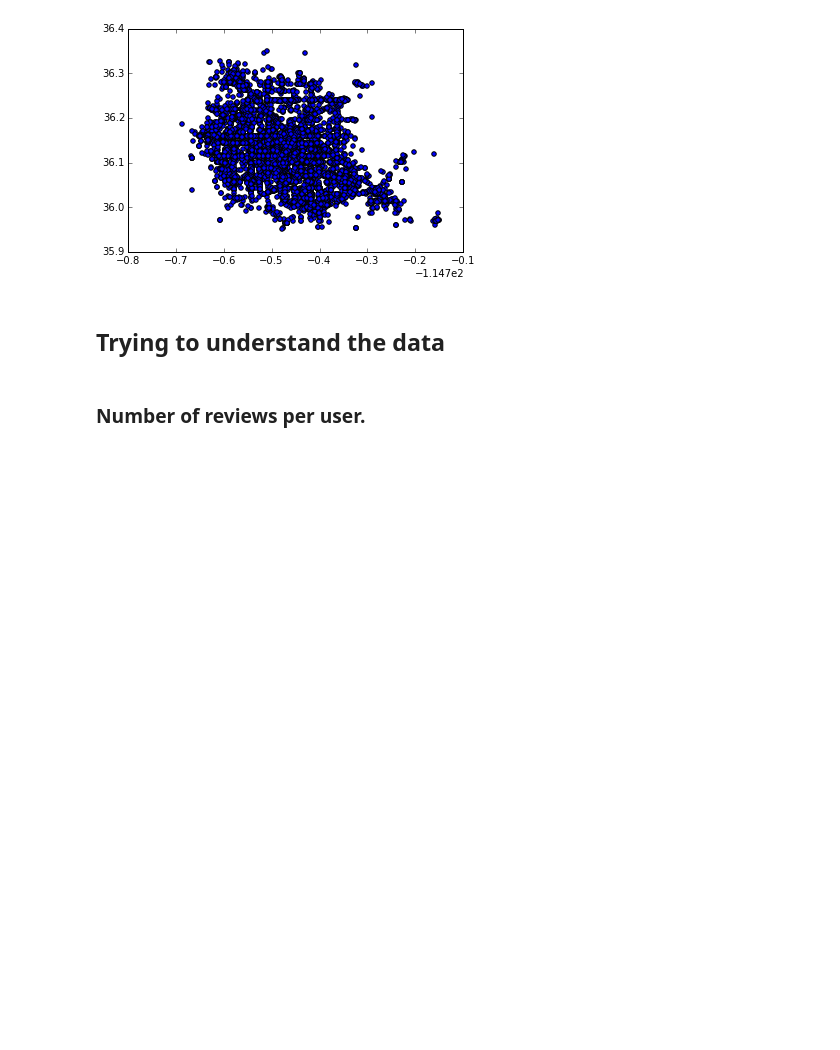
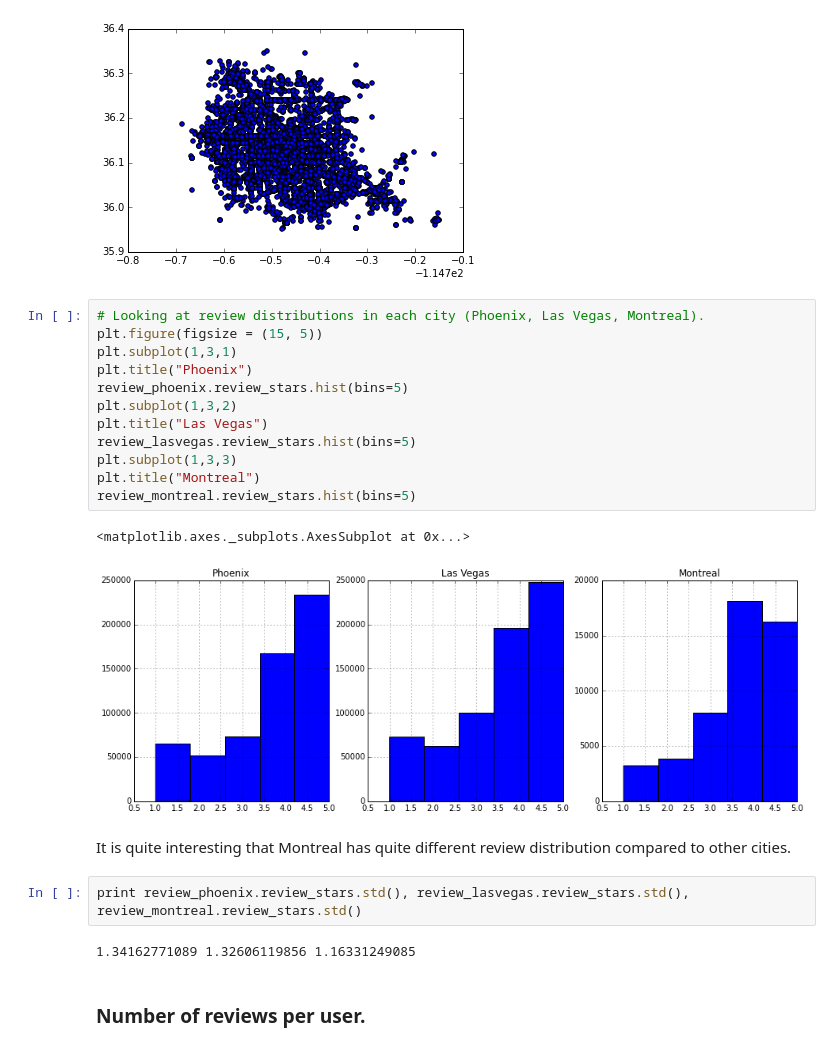
Before and after one commit to suhanree/network-recommender, a Jupyter notebook: code/EDA.ipynb, the cells around one changed output. Saved outputs shown, nothing was run; the diff lists cells and outputs as text; blank space fills up the shorter version.

```diff
--- a/code/EDA.ipynb
+++ b/code/EDA.ipynb
@@ -84,8 +101,27 @@ plt.scatter(X[:,1], X[:,0])
 # %% [output]
 <matplotlib.collections.PathCollection at 0x...>
 [figure]
-# %% [markdown]
-## Trying to understand the data
+# %%
+# Looking at review distributions in each city (Phoenix, Las Vegas, Montreal).
+plt.figure(figsize = (15, 5))
+plt.subplot(1,3,1)
+plt.title("Phoenix")
+review_phoenix.review_stars.hist(bins=5)
+plt.subplot(1,3,2)
+plt.title("Las Vegas")
+review_lasvegas.review_stars.hist(bins=5)
+plt.subplot(1,3,3)
+plt.title("Montreal")
+review_montreal.review_stars.hist(bins=5)
+# %% [output]
+<matplotlib.axes._subplots.AxesSubplot at 0x...>
+[figure, added]
+# %% [markdown]
+It is quite interesting that Montreal has quite different review distribution compared to other cities.
+# %%
+print review_phoenix.review_stars.std(), review_lasvegas.review_stars.std(), review_montreal.review_stars.std()
+# %% [output]
+1.34162771089 1.32606119856 1.16331249085
 # %% [markdown]
 ### Number of reviews per user.
 # %%
```
Also changed, not shown: parts of 11 cells of this notebook, 2 other files.
